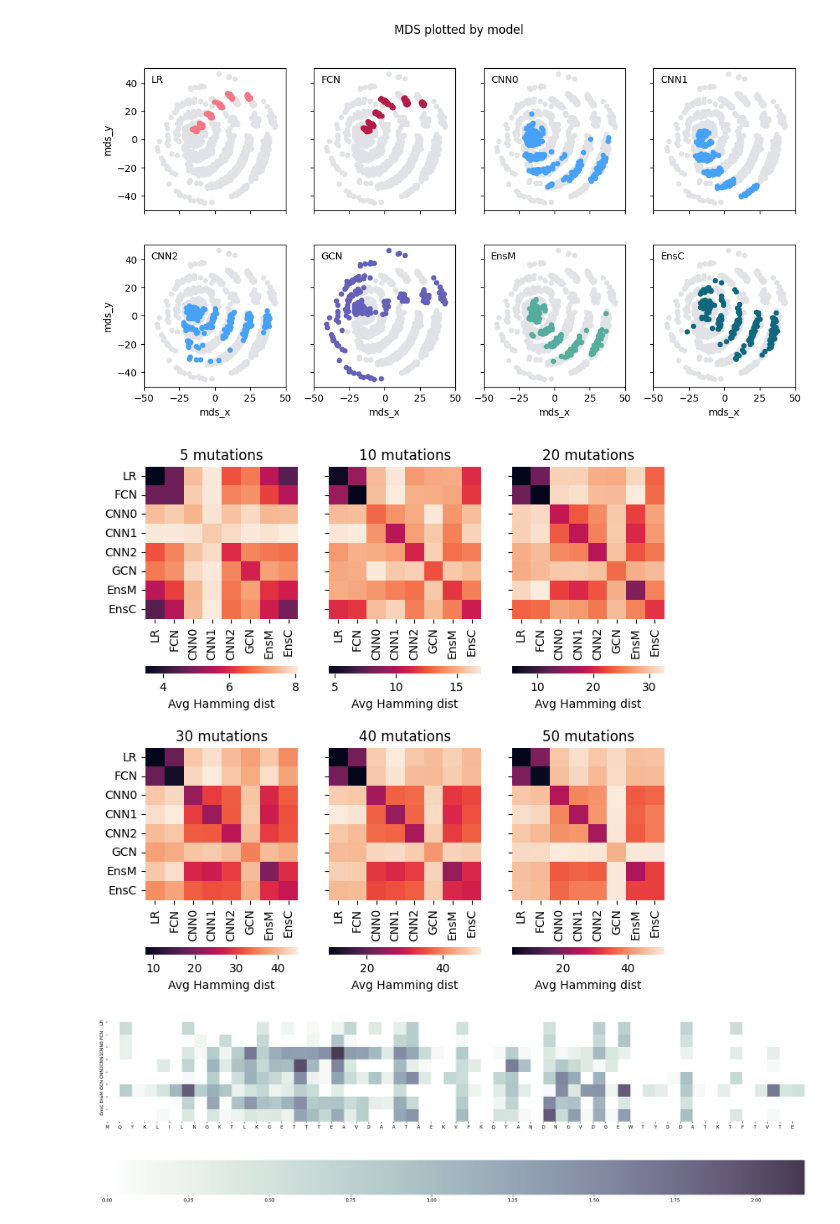
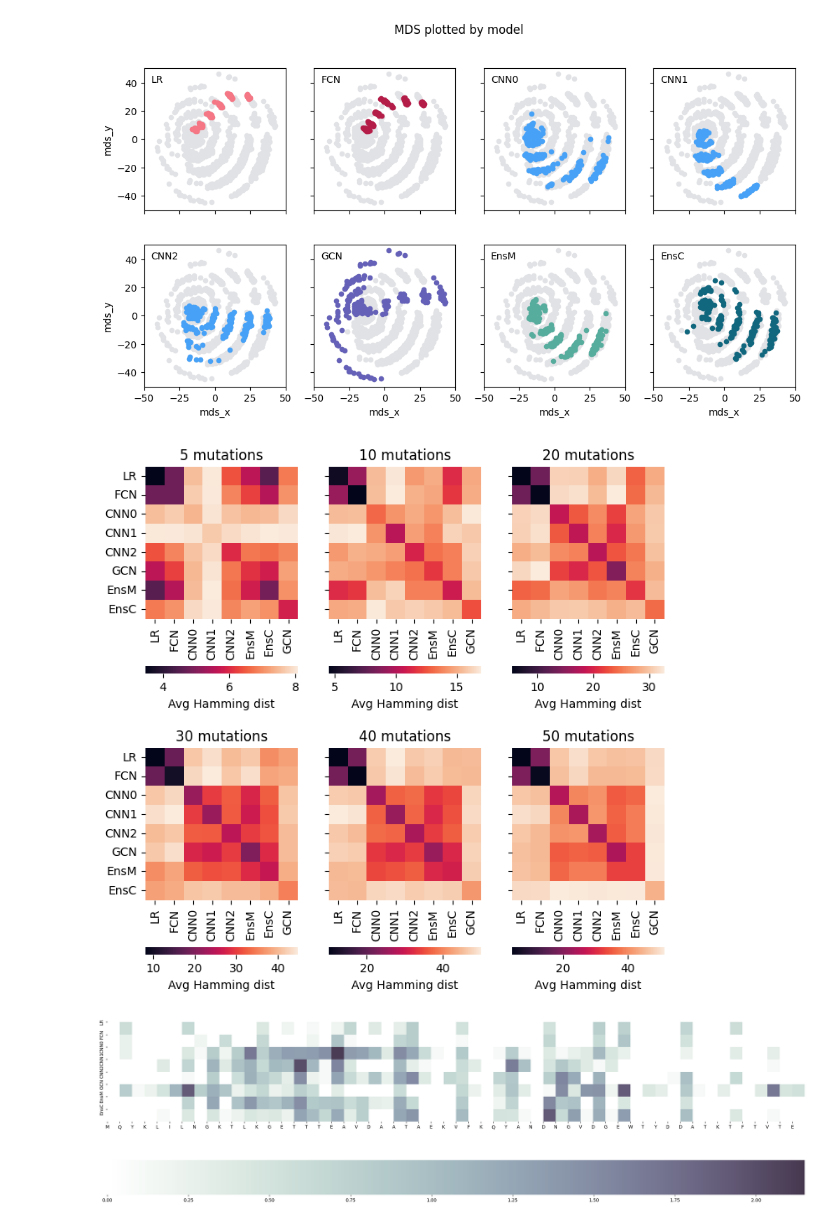
Before and after one commit to RomeroLab/nn-extrapolation, a Jupyter notebook: 02_designs_analysis.ipynb, the cells around one changed output. Drawn from its saved outputs; the diff is of its cells as text; code cells hidden in the pictures.

Commit message:
update plots

```diff
--- a/02_designs_analysis.ipynb
+++ b/02_designs_analysis.ipynb
@@ -82,27 +82,29 @@ plt.savefig('plots/gb1_library_models.svg', format='svg')
 # %%
 # fig s2
 num_muts = [5, 10, 20, 30, 40, 50]
 
 fig, axes = plt.subplots(nrows=2, ncols=3, figsize=(8, 8), sharey=True)
 
+models_temp = ['LR', 'FCN', 'CNN0', 'CNN1', 'CNN2', 'EnsM', 'EnsC', 'GCN']
+
 for i, num_mut in zip(range(len(num_muts)), num_muts):
     ax = axes[i//3,i%3]
     nmut_df = df.loc[df.num_mut == num_mut]
-    seqs_by_model = [nmut_df.loc[df[model]].seq for model in models]
+    seqs_by_model = [nmut_df.loc[df[model]].seq for model in models_temp]
 
     dist_matrix = []
     for seqs1 in seqs_by_model:
         avg_dists = []
         for seqs2 in seqs_by_model:
             avg_dists.append(sum(sum(hamming_dist(seq1, seq2) for seq1 in seqs1) for seq2 in seqs2)
                              / (len(seqs1)*len(seqs2)))
         dist_matrix.append(avg_dists)
-    dist_matrix_df = pd.DataFrame(dist_matrix, index=models, columns=models)
+    dist_matrix_df = pd.DataFrame(dist_matrix, index=models, columns=models_temp)
     sns.heatmap(dist_matrix_df, ax=ax, square=True, cbar_kws={'label': 'Avg Hamming dist', "orientation": "horizontal", 'pad':0.2})
     ax.set_title(f'{num_mut} mutations')
 plt.savefig('plots/dist_matrix.png', dpi=300)
 # %% [output]
-[figure, old version]
+[figure, new version]
 # %%
 #fig 2d
 
```
Also changed, not shown: 50 other files.
